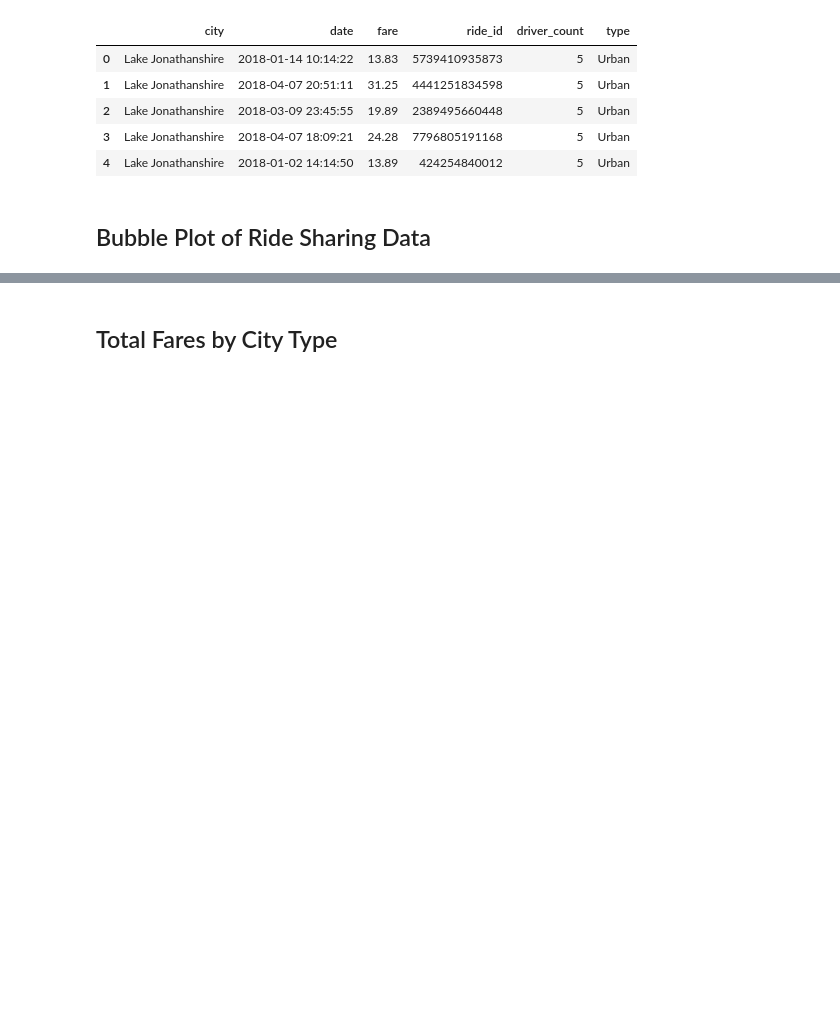
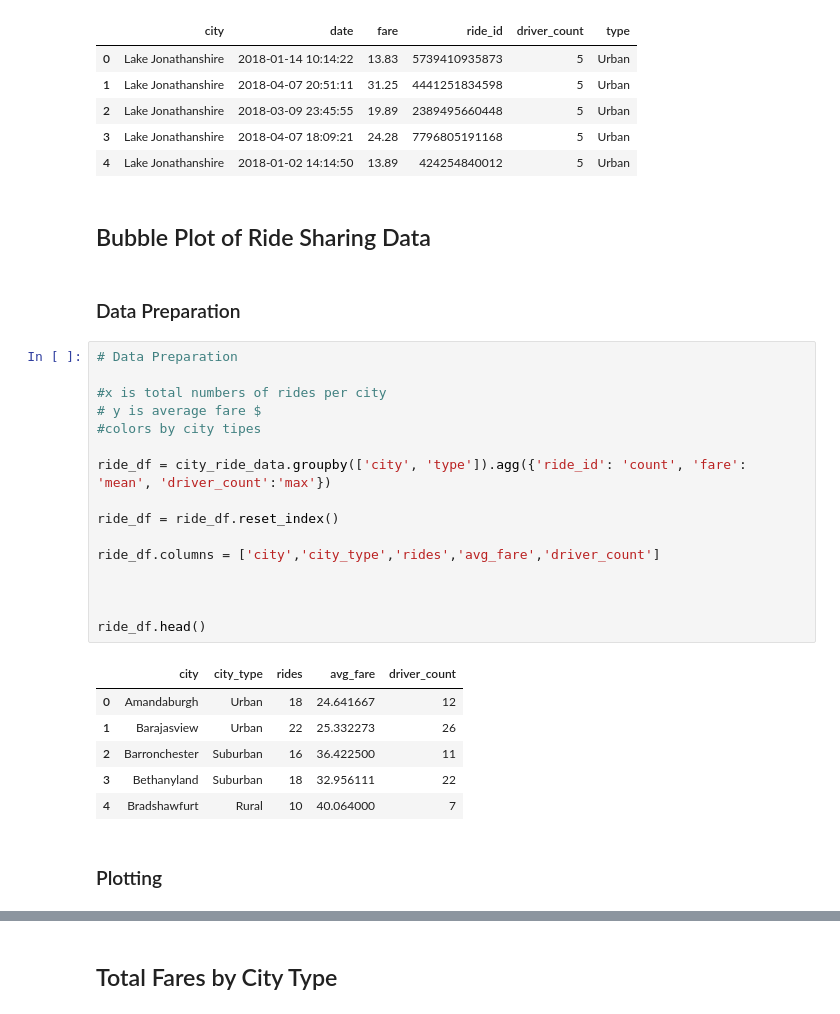
Before and after one commit to MBouchaqour/taxi-app-data-analysis, a Jupyter notebook: pyber.ipynb, the cells around one changed output, grey strips where cells are left out. Cells and saved outputs as stored; diff of their text form; blank space fills up the shorter version.

```diff
--- a/pyber.ipynb
+++ b/pyber.ipynb
@@ -31,4 +33,31 @@ city_ride_data.head()
 | 4 | Lake Jonathanshire | 2018-01-02 14:14:50 | 13.89 | 424254840012 | 5 | Urban |
 # %% [markdown]
 ## Bubble Plot of Ride Sharing Data
+# %% [markdown]
+### Data Preparation
+# %%
+# Data Preparation
+
+#x is total numbers of rides per city
+# y is average fare $
+#colors by city tipes
+
+ride_df = city_ride_data.groupby(['city', 'type']).agg({'ride_id': 'count', 'fare': 'mean', 'driver_count':'max'})
+
+ride_df = ride_df.reset_index()
+
+ride_df.columns = ['city','city_type','rides','avg_fare','driver_count']
+
+
+
+ride_df.head()
+# %% [output]
+|  | city | city_type | rides | avg_fare | driver_count |
+| 0 | Amandaburgh | Urban | 18 | 24.641667 | 12 |
+| 1 | Barajasview | Urban | 22 | 25.332273 | 26 |
+| 2 | Barronchester | Suburban | 16 | 36.422500 | 11 |
+| 3 | Bethanyland | Suburban | 18 | 32.956111 | 22 |
+| 4 | Bradshawfurt | Rural | 10 | 40.064000 | 7 |
+# %% [markdown]
+### Plotting
 # %%
```
Also changed, not shown: parts of 7 cells of this notebook, 2 other files.
